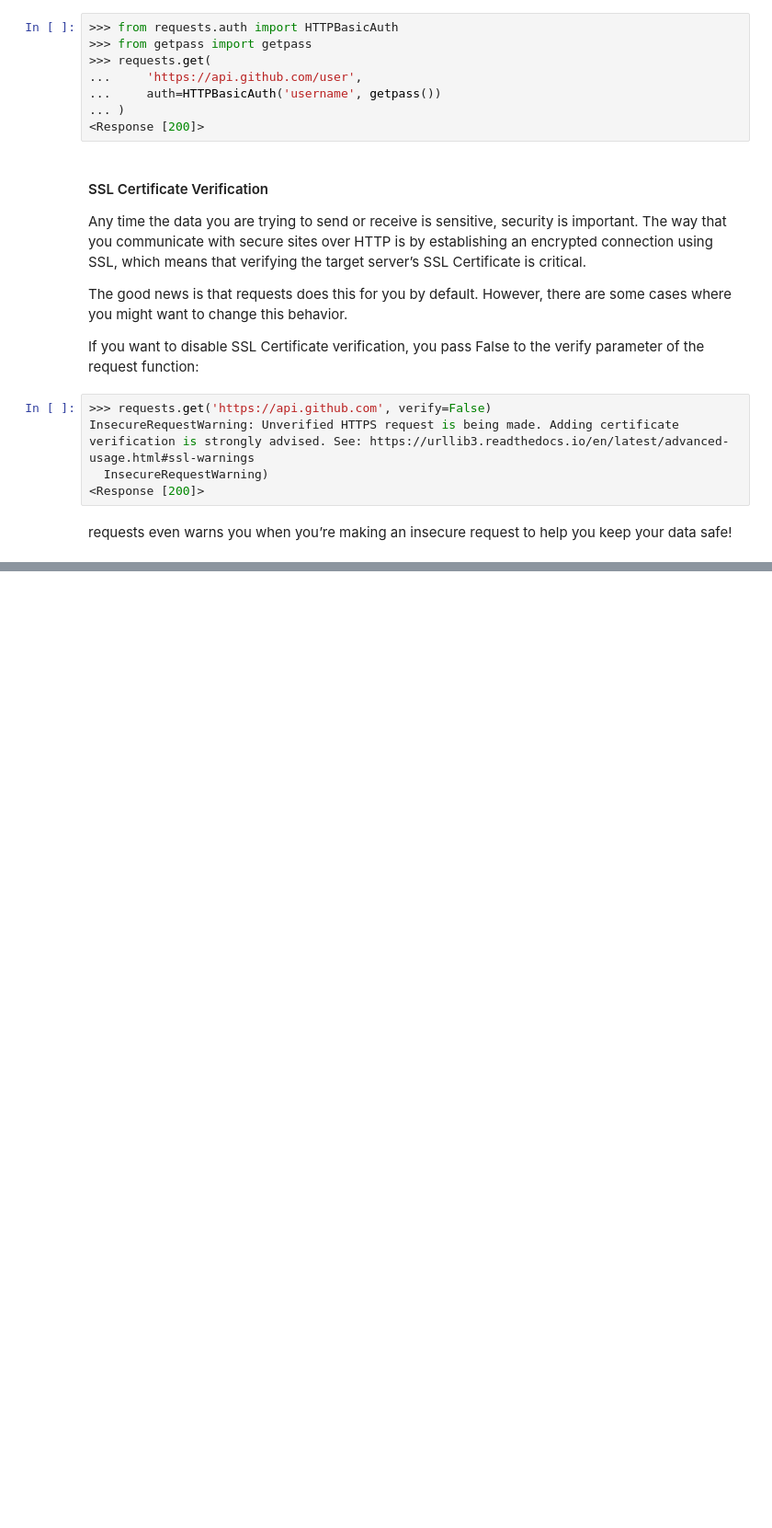
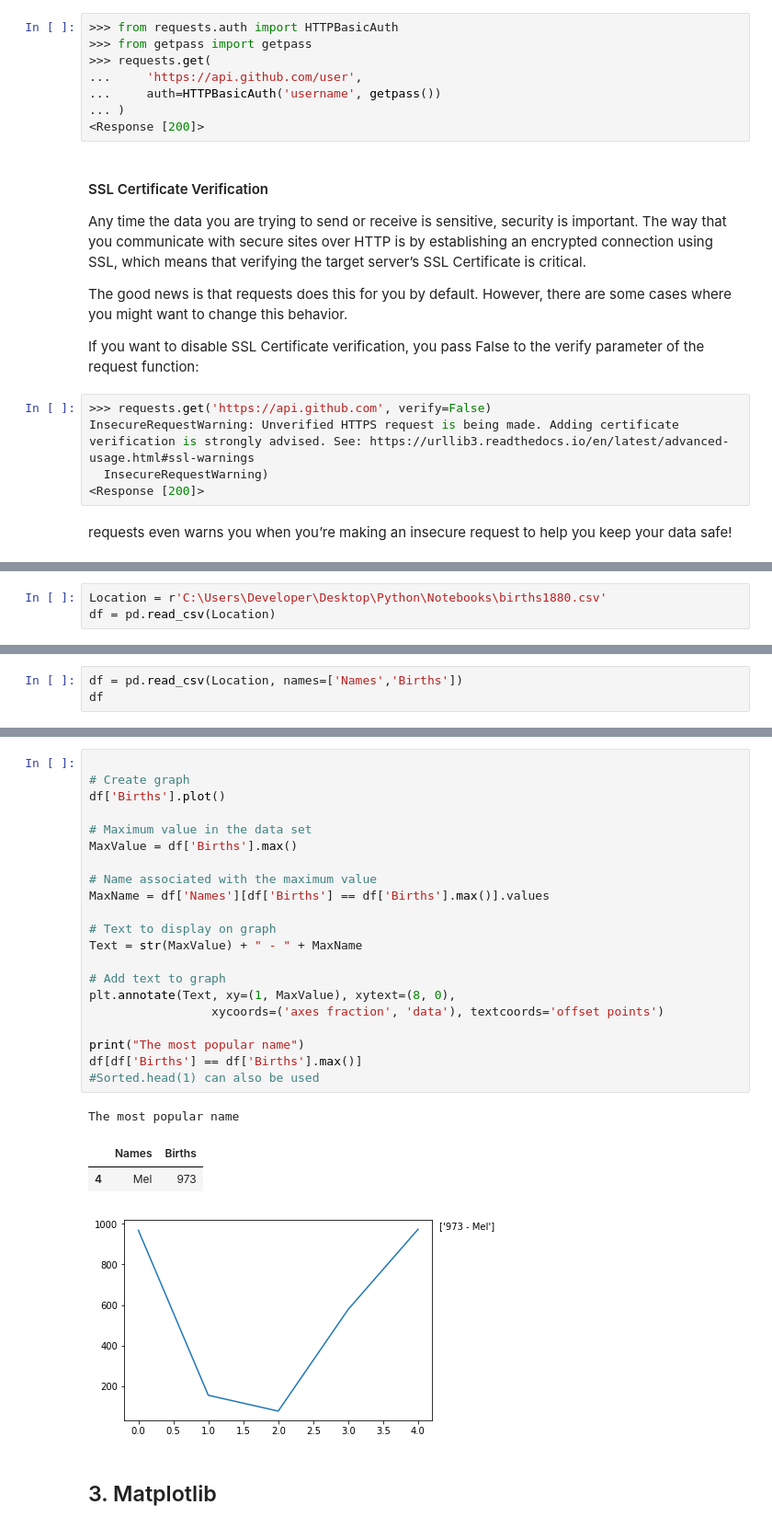
Before and after one commit to roshanrajendra/course-handbook, a Jupyter notebook: Python/Notebooks/Extensions.ipynb, the cells around one changed output, grey strips where cells are left out. Shown at 92% size. Drawn from its saved outputs; the diff is of its cells as text; blank space fills up the shorter version.

```diff
--- a/Python/Notebooks/Extensions.ipynb
+++ b/Python/Notebooks/Extensions.ipynb
@@ -269,0 +358,3 @@ requests even warns you when you’re making an insecure request to help you kee
+# %%
+Location = r'C:\Users\Developer\Desktop\Python\Notebooks\births1880.csv'
+df = pd.read_csv(Location)
@@ -269,0 +387,3 @@ requests even warns you when you’re making an insecure request to help you kee
+# %%
+df = pd.read_csv(Location, names=['Names','Births'])
+df
@@ -269,0 +463,28 @@ requests even warns you when you’re making an insecure request to help you kee
+# %%
+
+# Create graph
+df['Births'].plot()
+
+# Maximum value in the data set
+MaxValue = df['Births'].max()
+
+# Name associated with the maximum value
+MaxName = df['Names'][df['Births'] == df['Births'].max()].values
+
+# Text to display on graph
+Text = str(MaxValue) + " - " + MaxName
+
+# Add text to graph
+plt.annotate(Text, xy=(1, MaxValue), xytext=(8, 0),
+                 xycoords=('axes fraction', 'data'), textcoords='offset points')
+
+print("The most popular name")
+df[df['Births'] == df['Births'].max()]
+#Sorted.head(1) can also be used
+# %% [output]
+The most popular name
+|  | Names | Births |
+| 4 | Mel | 973 |
+[figure, added]
+# %% [markdown]
+## 3. Matplotlib
```
Also changed, not shown: parts of 90 cells of this notebook.
